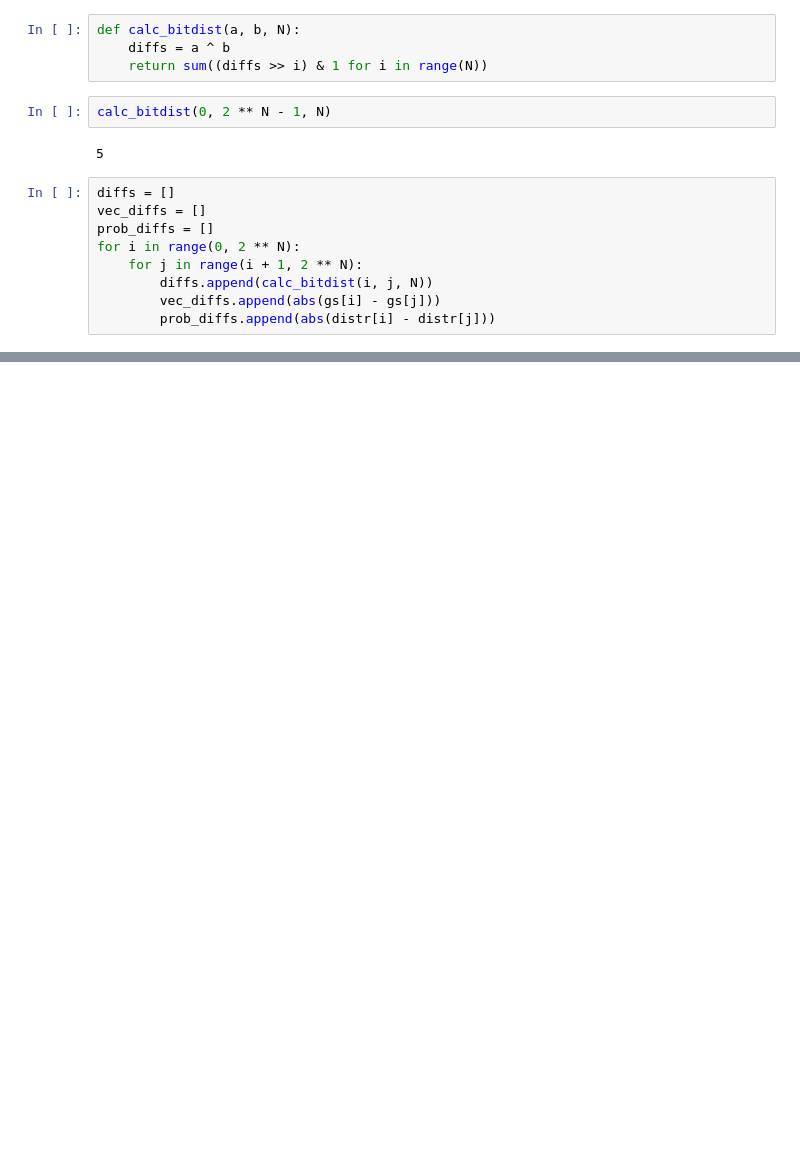
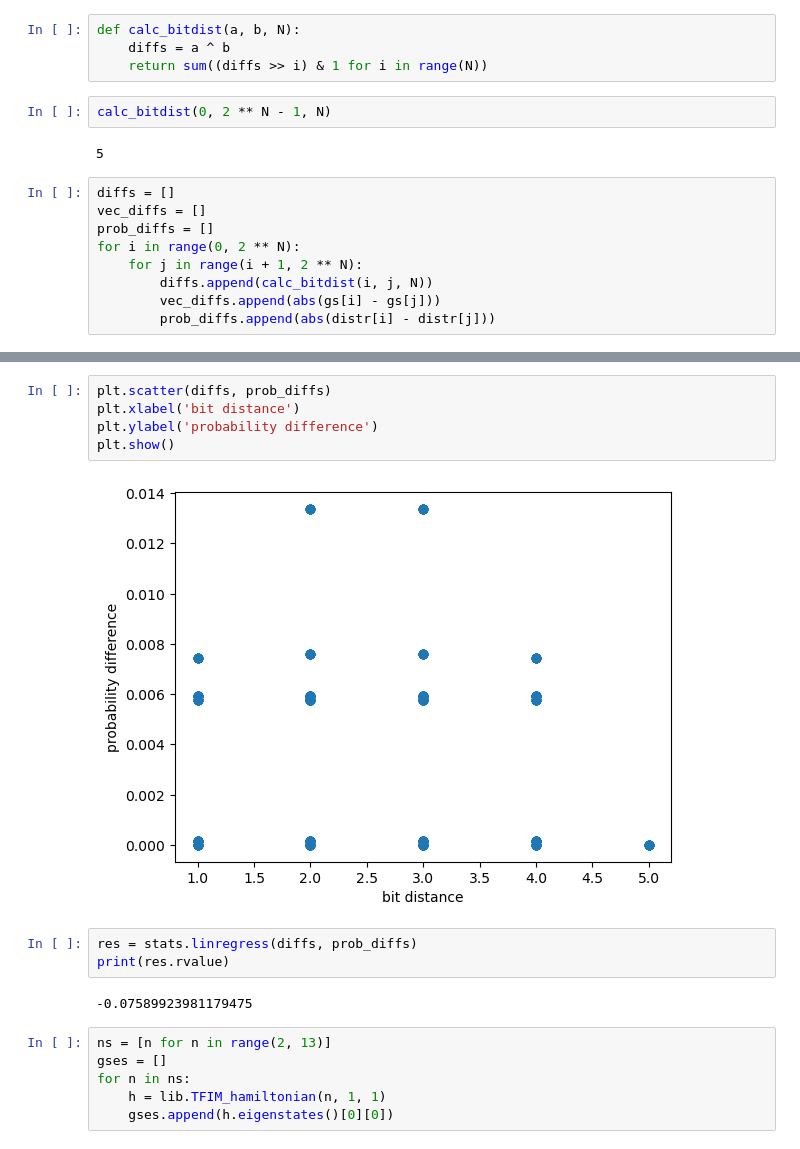
Before and after one commit to tlin06/kans_urop, a Jupyter notebook: gs_shapes.ipynb, the cells around one changed output, grey strips where cells are left out. Saved outputs shown, nothing was run; the diff lists cells and outputs as text; blank space fills up the shorter version.

```diff
--- a/gs_shapes.ipynb
+++ b/gs_shapes.ipynb
@@ -122,0 +159,18 @@ print(res.rvalue)
+# %%
+plt.scatter(diffs, prob_diffs)
+plt.xlabel('bit distance')
+plt.ylabel('probability difference')
+plt.show()
+# %% [output]
+[figure, added]
+# %%
+res = stats.linregress(diffs, prob_diffs)
+print(res.rvalue)
+# %% [output]
+-0.07589923981179475
+# %%
+ns = [n for n in range(2, 13)]
+gses = []
+for n in ns:
+    h = lib.TFIM_hamiltonian(n, 1, 1)
+    gses.append(h.eigenstates()[0][0])
```
Also changed, not shown: parts of 20 cells of this notebook, 3 other files.
